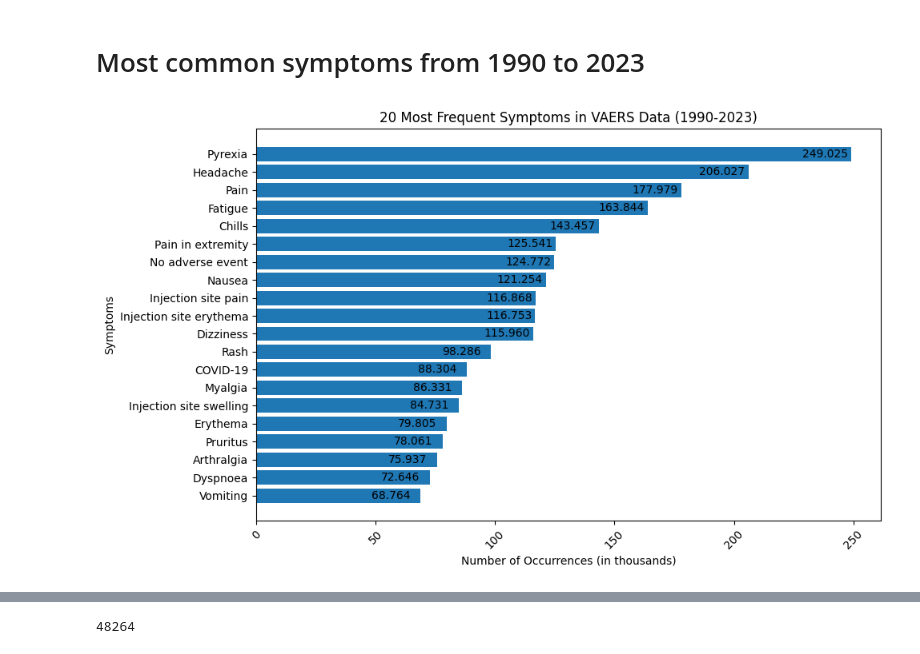
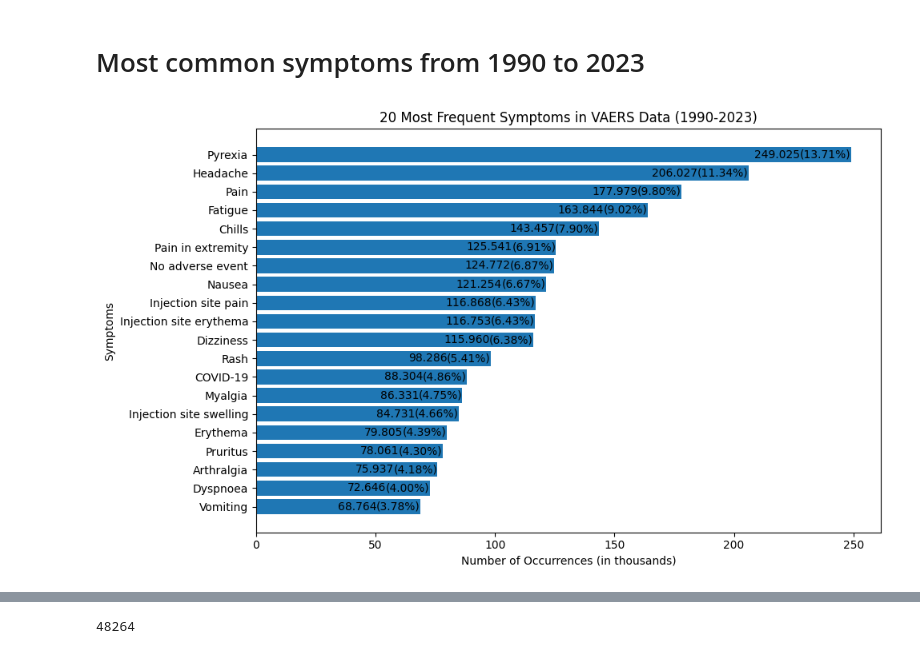
Before and after one commit to ZaNioxX/Masterarbeit, a Jupyter notebook: Data_Exploration/symptoms.ipynb, the cells around one changed output, grey strips where cells are left out. Saved outputs shown, nothing was run; the diff lists cells and outputs as text; code cells hidden in the pictures.

Commit message:
created new plots

```diff
--- a/Data_Exploration/symptoms.ipynb
+++ b/Data_Exploration/symptoms.ipynb
@@ -51,38 +51,53 @@ all_symptoms = pd.concat([all_years_symptoms['SYMPTOM1'], all_years_symptoms['SY
                           all_years_symptoms['SYMPTOM5']])
 
 most_common_symptoms = all_symptoms.value_counts().head(20)
+all_years_symptoms = all_years_symptoms.drop_duplicates(subset="VAERS_ID")
+
+unique_entrys = len(all_years_symptoms)
 
 plt.figure(figsize=(10, 6))
 bars = plt.barh(most_common_symptoms.index, most_common_symptoms.values)
 
 plt.title('20 Most Frequent Symptoms in VAERS Data (1990-2023)')
 plt.xlabel('Number of Occurrences (in thousands)')
 plt.ylabel('Symptoms')
 
-# Adding the text inside the bars
+# Adding the text inside the bars and the percentage
+total_count = most_common_symptoms.sum()
 for bar in bars:
     label = f'{bar.get_width():,.0f}'.replace(',', '.')  # Format the number with a dot as a thousands separator
-    if bar.get_width() > 100:
-        offset = -20500
+    percentage = (bar.get_width() / unique_entrys) * 100
+    if bar.get_width() > 200000:
+        total_offset = -40500
+        percent_offset = -21500
+    elif bar.get_width() > 100000:
+        total_offset = -37500
+        percent_offset = -18500
     else:
-        offset = -18500
-    x_position = bar.get_width() + offset  # Adjust the x-position for label placement
-    plt.text(x_position, bar.get_y() + bar.get_height() / 2,
+        total_offset = -34500
+        percent_offset = -18500
+
+    x_position = bar.get_width()
+    plt.text(x_position + total_offset, bar.get_y() + bar.get_height() / 2,
              label,
+             va='center', ha='left', color='black')
+
+    # Add percentage next to the total number
+    plt.text(x_position + percent_offset, bar.get_y() + bar.get_height() / 2,
+             f'({percentage:.2f}%)',
              va='center', ha='left', color='black')
 
 plt.gca().invert_yaxis()  # Invert y-axis to have the most common symptom at the top
 
 # Format x-axis labels in thousands
 def format_thousands(x, pos):
     return f'{x/1000:.0f}'
 
 formatter = FuncFormatter(format_thousands)
 plt.gca().xaxis.set_major_formatter(formatter)
 
-plt.xticks(rotation=45)
 plt.tight_layout()
 plt.savefig('/Users/sep/PycharmProjects/Masterarbeit/Plots/Data_Exploration/Symptoms/Top20Symptoms_alltime.png')
 plt.show()
 # %% [output]
-[figure, old version]
+[figure, new version]
```
Also changed, not shown: parts of 12 cells of this notebook, 9 other files.
